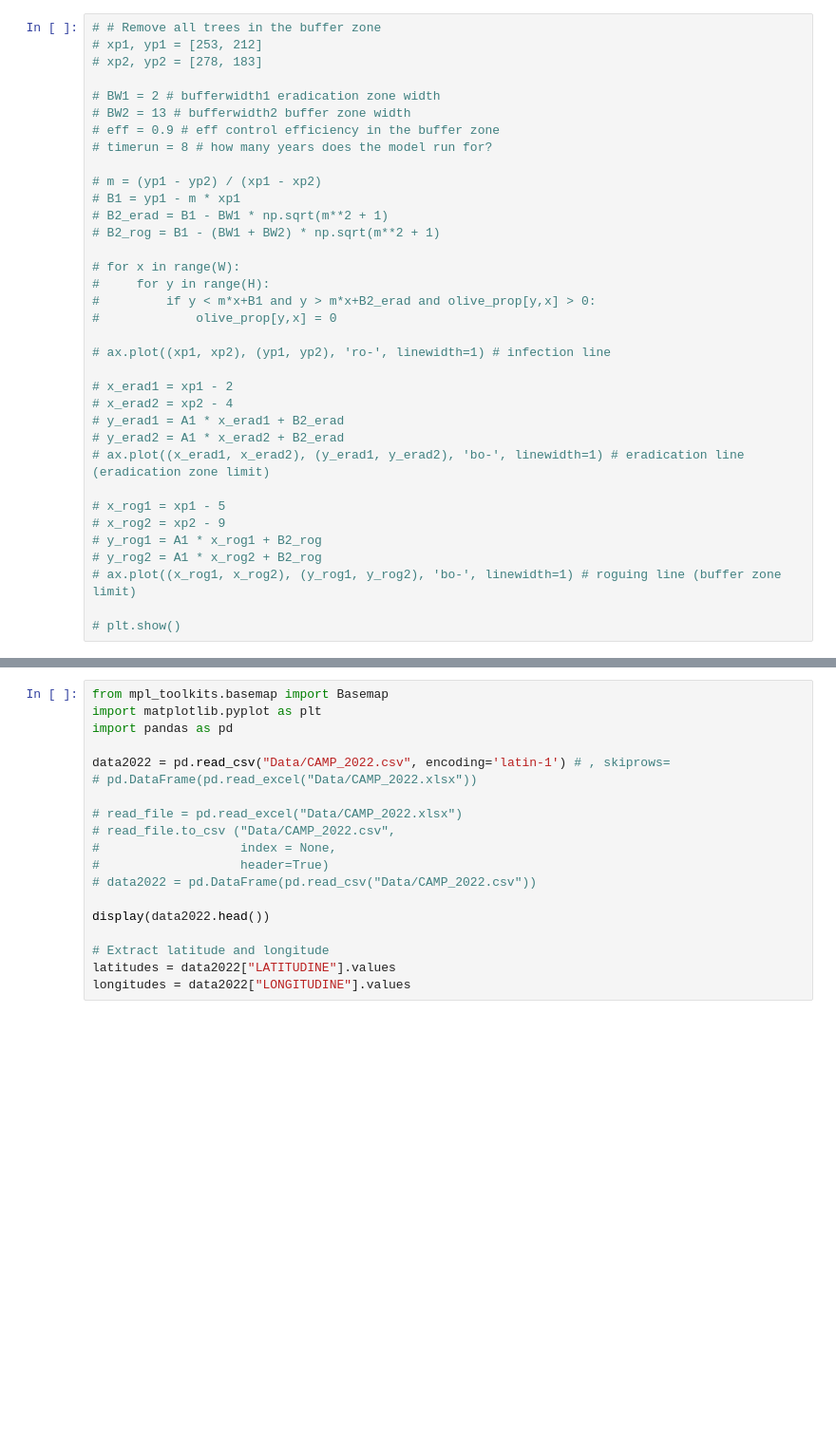
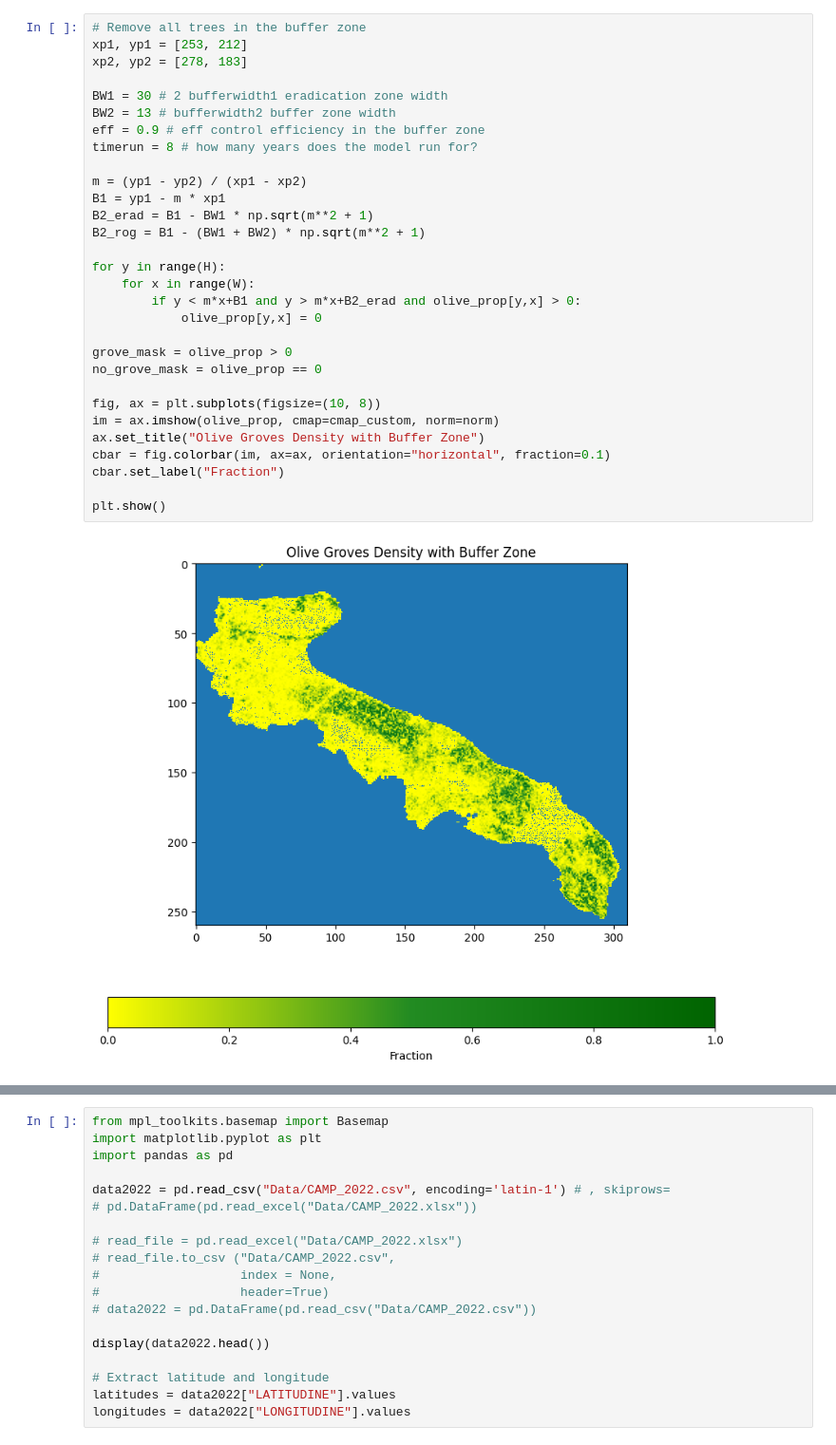
Before and after one commit to LeonMengoni/Xylella-Fastidiosa, a Jupyter notebook: Xylella.ipynb, the cells around one changed output, grey strips where cells are left out. Shown at 95% size. Saved outputs shown, nothing was run; the diff lists cells and outputs as text; blank space fills up the shorter version.

```diff
--- a/Xylella.ipynb
+++ b/Xylella.ipynb
@@ -93,38 +93,35 @@ plt.show()
 # %%
-# # Remove all trees in the buffer zone
-# xp1, yp1 = [253, 212]
-# xp2, yp2 = [278, 183]
+# Remove all trees in the buffer zone
+xp1, yp1 = [253, 212]
+xp2, yp2 = [278, 183]
 
-# BW1 = 2 # bufferwidth1 eradication zone width
-# BW2 = 13 # bufferwidth2 buffer zone width
-# eff = 0.9 # eff control efficiency in the buffer zone
-# timerun = 8 # how many years does the model run for?
+BW1 = 30 # 2 bufferwidth1 eradication zone width
+BW2 = 13 # bufferwidth2 buffer zone width
+eff = 0.9 # eff control efficiency in the buffer zone
+timerun = 8 # how many years does the model run for?
 
-# m = (yp1 - yp2) / (xp1 - xp2)
-# B1 = yp1 - m * xp1
-# B2_erad = B1 - BW1 * np.sqrt(m**2 + 1)
-# B2_rog = B1 - (BW1 + BW2) * np.sqrt(m**2 + 1)
+m = (yp1 - yp2) / (xp1 - xp2)
+B1 = yp1 - m * xp1
+B2_erad = B1 - BW1 * np.sqrt(m**2 + 1)
+B2_rog = B1 - (BW1 + BW2) * np.sqrt(m**2 + 1)
 
-# for x in range(W):
-#     for y in range(H):
-#         if y < m*x+B1 and y > m*x+B2_erad and olive_prop[y,x] > 0:
-#             olive_prop[y,x] = 0
+for y in range(H):
+    for x in range(W):
+        if y < m*x+B1 and y > m*x+B2_erad and olive_prop[y,x] > 0:
+            olive_prop[y,x] = 0
 
-# ax.plot((xp1, xp2), (yp1, yp2), 'ro-', linewidth=1) # infection line
+grove_mask = olive_prop > 0
+no_grove_mask = olive_prop == 0
 
-# x_erad1 = xp1 - 2
-# x_erad2 = xp2 - 4
-# y_erad1 = A1 * x_erad1 + B2_erad
-# y_erad2 = A1 * x_erad2 + B2_erad
-# ax.plot((x_erad1, x_erad2), (y_erad1, y_erad2), 'bo-', linewidth=1) # eradication line (eradication zone limit)
+fig, ax = plt.subplots(figsize=(10, 8))
+im = ax.imshow(olive_prop, cmap=cmap_custom, norm=norm)
+ax.set_title("Olive Groves Density with Buffer Zone")
+cbar = fig.colorbar(im, ax=ax, orientation="horizontal", fraction=0.1)
+cbar.set_label("Fraction")
 
-# x_rog1 = xp1 - 5
-# x_rog2 = xp2 - 9
-# y_rog1 = A1 * x_rog1 + B2_rog
-# y_rog2 = A1 * x_rog2 + B2_rog
-# ax.plot((x_rog1, x_rog2), (y_rog1, y_rog2), 'bo-', linewidth=1) # roguing line (buffer zone limit)
-
-# plt.show()
+plt.show()
+# %% [output]
+[figure, added]
 # %%
 # Short distance kernel
 beta = 0.1 # 0.1 mean dispersal distance
```
Also changed, not shown: parts of 8 cells of this notebook.
